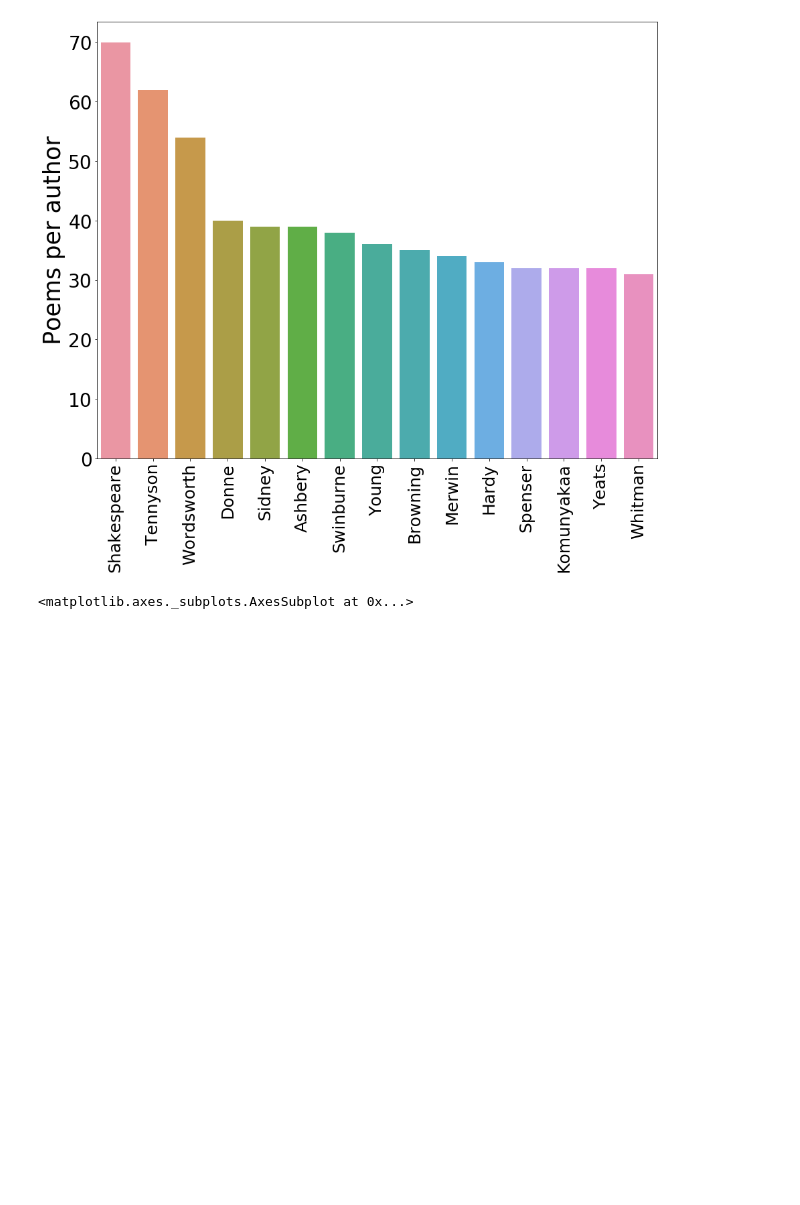
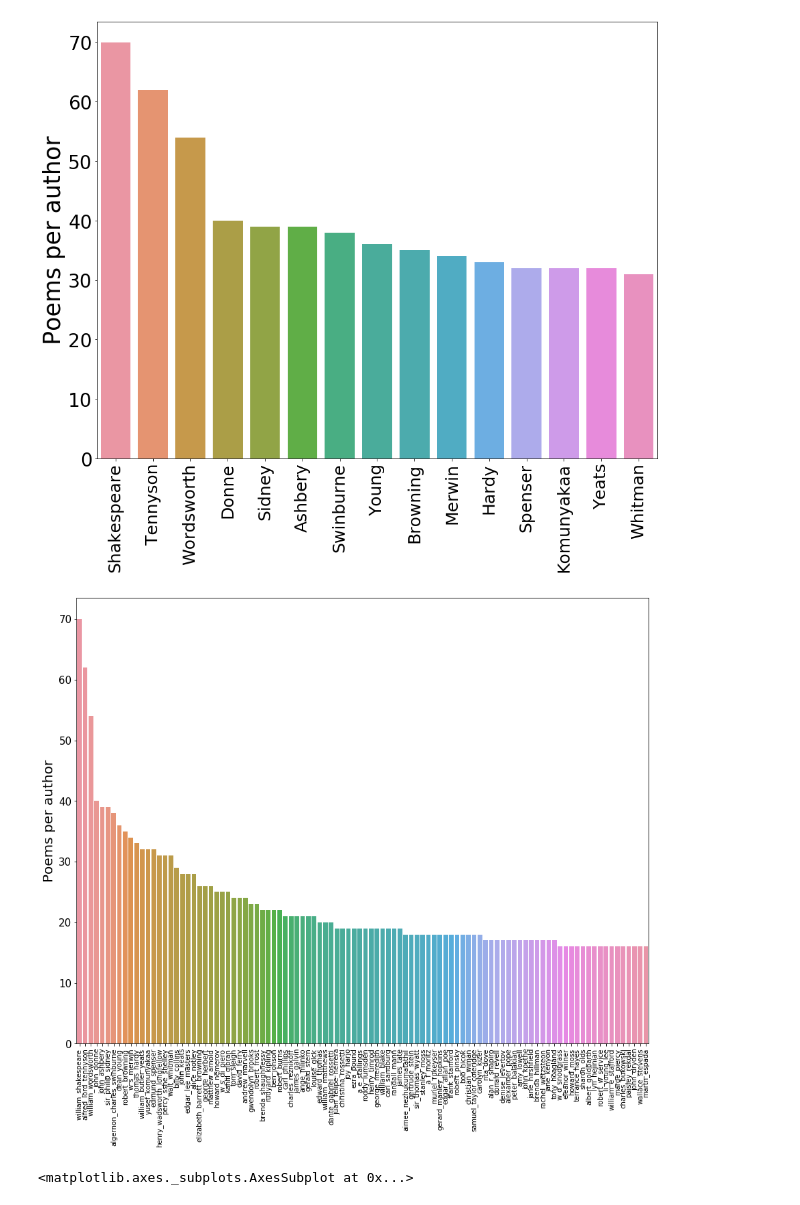
Before and after one commit to reneang17/authorencoder, a Jupyter notebook: wrangling_eda/eda.ipynb, the cells around one changed output. Cells and saved outputs as stored; diff of their text form; code cells hidden in the pictures; blank space fills up the shorter version.

```diff
--- a/wrangling_eda/eda.ipynb
+++ b/wrangling_eda/eda.ipynb
@@ -96,6 +96,20 @@ plt.show()
 fig.savefig("../media/authors.png")
 # %% [output]
 [figure]
+# %%
+# Bar plot of poems per authors
+FONTSIZE= 14
+cols =authors[:100]
+fig = plt.figure(figsize=(15,12))
+ax = sns.barplot(cols.index, cols.values);
+#ax.set_title('Poetry scrap from the poetry foundation', fontsize=25)
+plt.ylabel('Poems per author', fontsize=20)
+plt.xticks( rotation='vertical', fontsize=10);
+plt.yticks( fontsize=15);
+plt.show()
+#fig.savefig("../media/authors.png")
+# %% [output]
+[figure, added]
 # %%
 #histogram of number of poems per authors
 cols.hist(bins=45)
```
Also changed, not shown: parts of 6 cells of this notebook.
